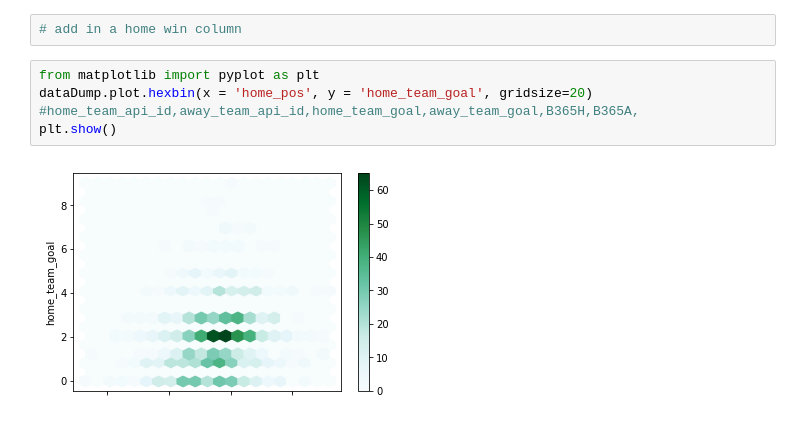
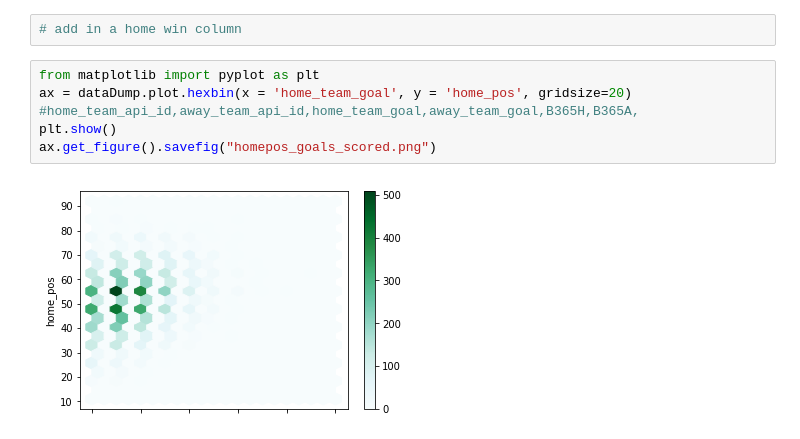
Before and after one commit to egill12/DataScienceTechniques, a Jupyter notebook: football_explore.ipynb, the cells around one changed output. Saved outputs shown, nothing was run; the diff lists cells and outputs as text.

```diff
--- a/football_explore.ipynb
+++ b/football_explore.ipynb
@@ -129,8 +169,9 @@ See the caveats in the documentation: http://pandas.pydata.org/pandas-docs/stabl
 # add in a home win column
 # %%
 from matplotlib import pyplot as plt
-dataDump.plot.hexbin(x = 'home_pos', y = 'home_team_goal', gridsize=20)
+ax = dataDump.plot.hexbin(x = 'home_team_goal', y = 'home_pos', gridsize=20)
 #home_team_api_id,away_team_api_id,home_team_goal,away_team_goal,B365H,B365A,
 plt.show()
+ax.get_figure().savefig("homepos_goals_scored.png")
 # %% [output]
-[figure, old version]
+[figure, new version]
```
Also changed, not shown: parts of 10 cells of this notebook, 11 other files.
